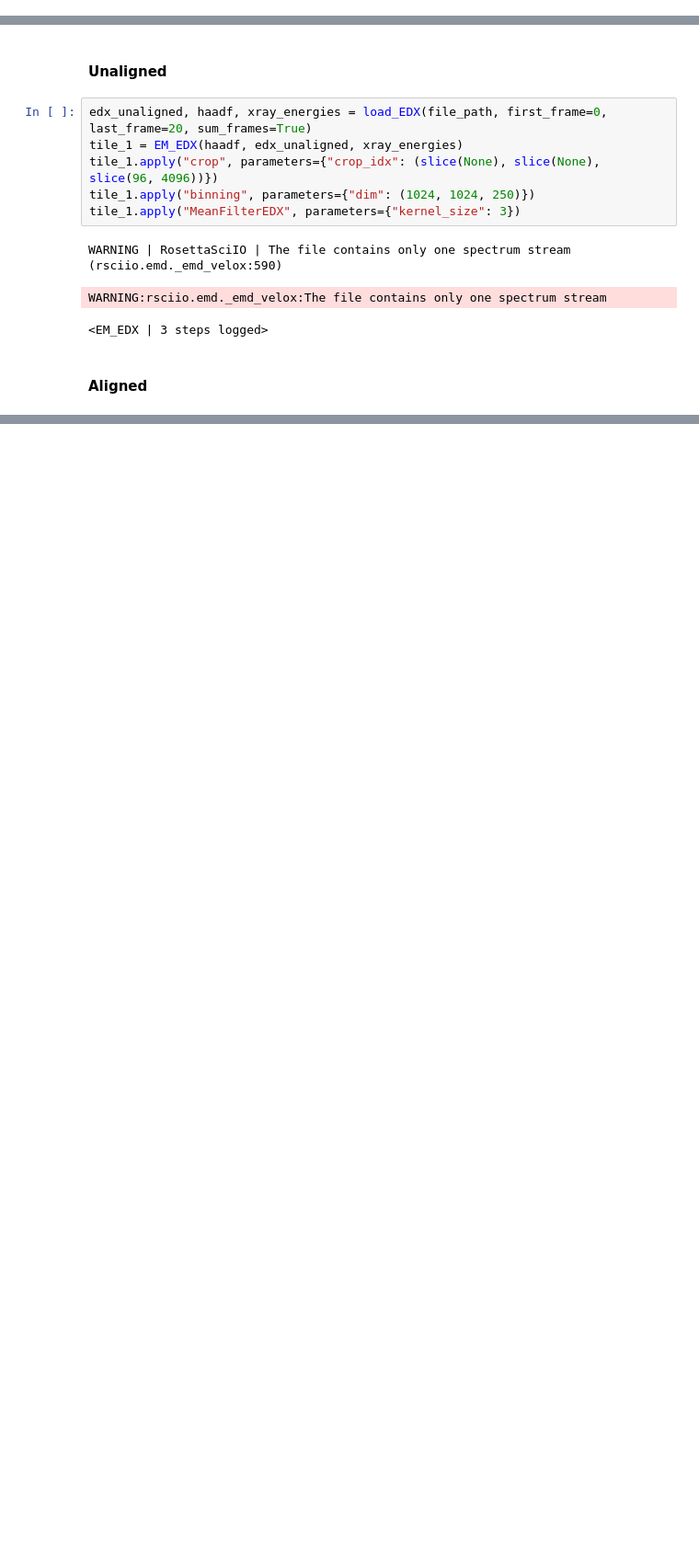
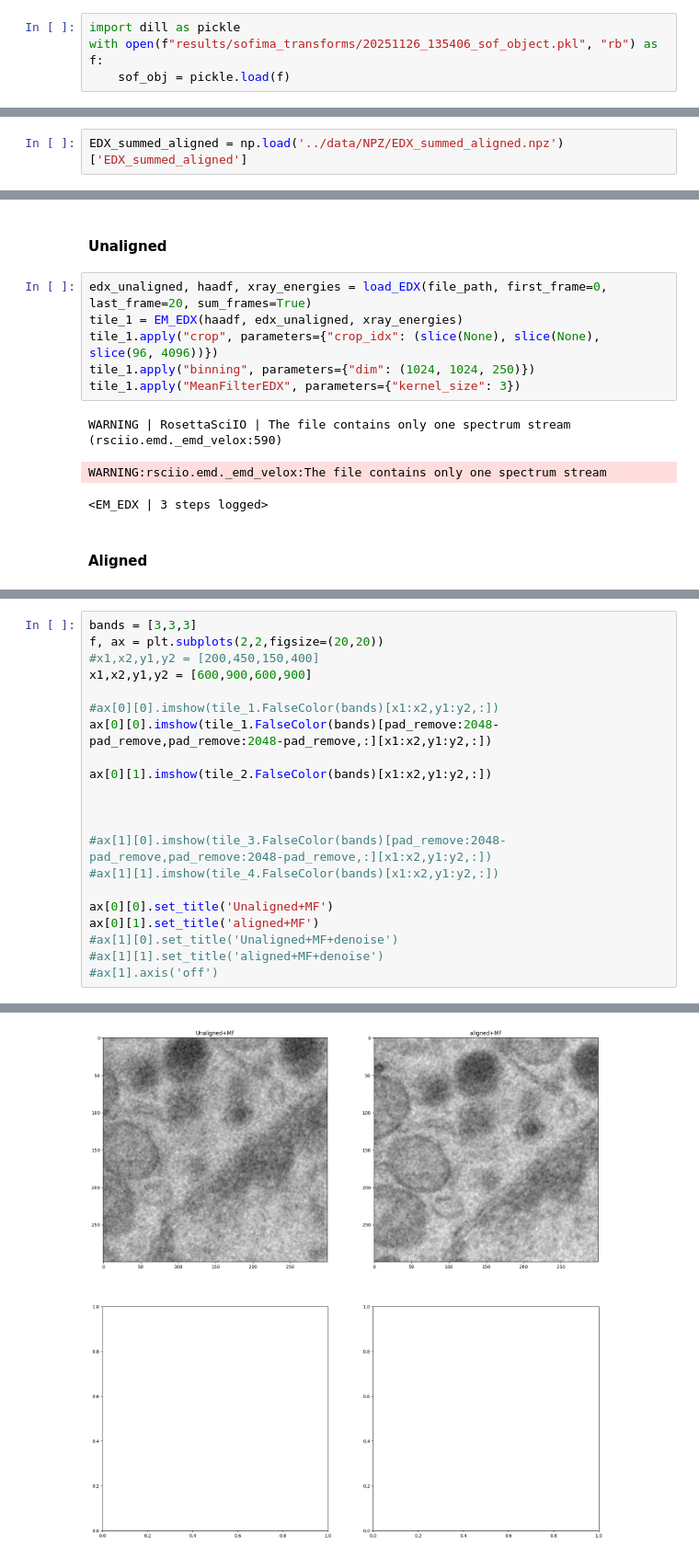
Before and after one commit to amjams/PreHyperspectralEDX, a Jupyter notebook: preprocessing_basic/05_b_alignment_SOFIMA.ipynb, the cells around one changed output, grey strips where cells are left out. Shown at 92% size. Saved outputs shown, nothing was run; the diff lists cells and outputs as text; blank space fills up the shorter version.

Commit message:
make sofima method in EDX

```diff
--- a/preprocessing_basic/05_b_alignment_SOFIMA.ipynb
+++ b/preprocessing_basic/05_b_alignment_SOFIMA.ipynb
@@ -62,3 +72,7 @@ with open(f"results/sofima_transforms/{timestamp}_sof_object.pkl", "wb") as f:
+# %%
+import dill as pickle
+with open(f"results/sofima_transforms/20251126_135406_sof_object.pkl", "rb") as f:
+    sof_obj = pickle.load(f)
 # %% [markdown]
 ### Apply it to the original unaligned stack
 # %%
@@ -99,3 +101,5 @@ np.savez(os.path.join(out_dir, "EDX_summed_aligned.npz"),
+# %%
+EDX_summed_aligned = np.load('../data/NPZ/EDX_summed_aligned.npz')['EDX_summed_aligned']
 # %% [markdown]
 ### Create two EDX objects, one aligned, one not
 # %% [markdown]
@@ -153,0 +144,22 @@ np.float32(41734820.0)
+# %%
+bands = [3,3,3]
+f, ax = plt.subplots(2,2,figsize=(20,20))
+#x1,x2,y1,y2 = [200,450,150,400]
+x1,x2,y1,y2 = [600,900,600,900]
+
+#ax[0][0].imshow(tile_1.FalseColor(bands)[x1:x2,y1:y2,:])
+ax[0][0].imshow(tile_1.FalseColor(bands)[pad_remove:2048-pad_remove,pad_remove:2048-pad_remove,:][x1:x2,y1:y2,:])
+
+ax[0][1].imshow(tile_2.FalseColor(bands)[x1:x2,y1:y2,:])
+
+
+
+#ax[1][0].imshow(tile_3.FalseColor(bands)[pad_remove:2048-pad_remove,pad_remove:2048-pad_remove,:][x1:x2,y1:y2,:])
+#ax[1][1].imshow(tile_4.FalseColor(bands)[x1:x2,y1:y2,:])
+
+ax[0][0].set_title('Unaligned+MF')
+ax[0][1].set_title('aligned+MF')
+#ax[1][0].set_title('Unaligned+MF+denoise')
+#ax[1][1].set_title('aligned+MF+denoise')
+#ax[1].axis('off')
+# %% [output]
@@ -153,0 +167 @@ np.float32(41734820.0)
+[figure, added]
```
Also changed, not shown: parts of 11 cells of this notebook, 1 other file.
